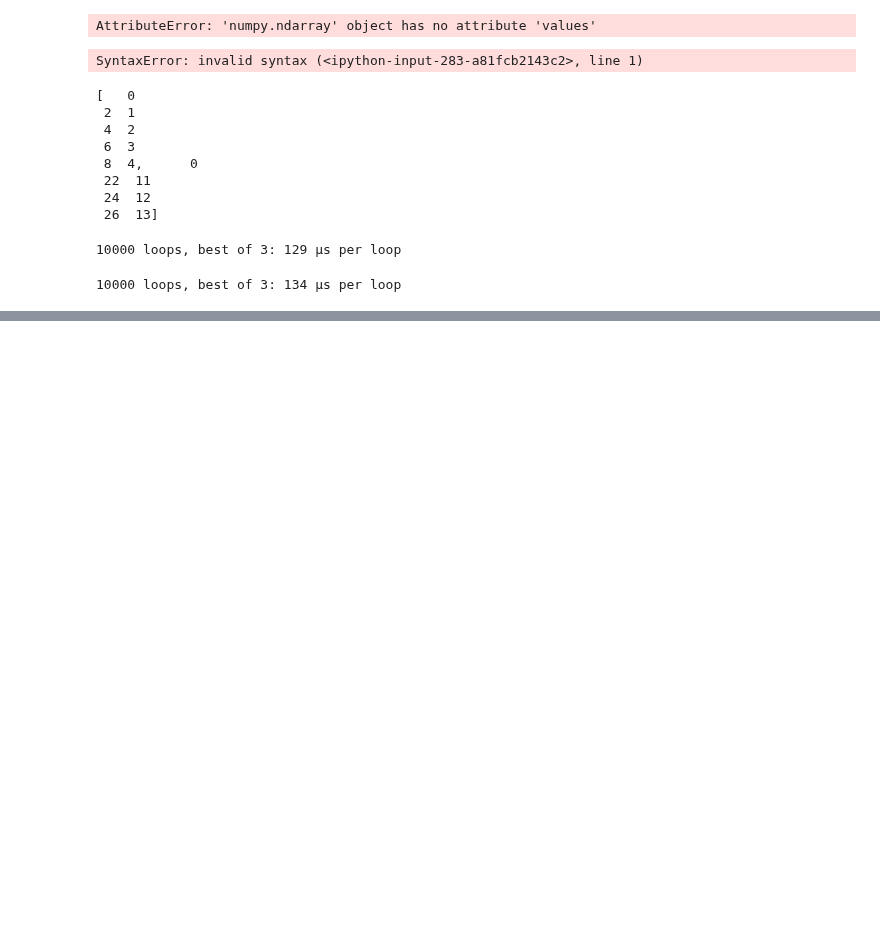
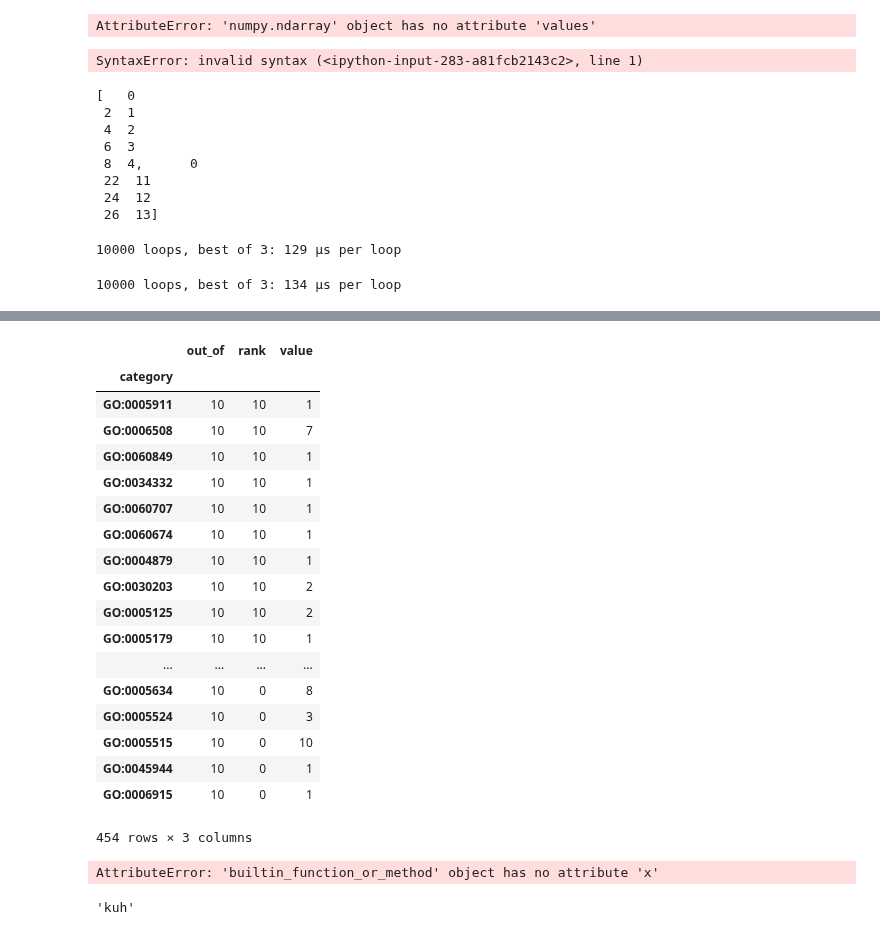
Before and after one commit to peterdfields/hs_vervet, a Jupyter notebook: notebooks/dev_test_enrichment.ipynb, the cells around one changed output, grey strips where cells are left out. Saved outputs shown, nothing was run; the diff lists cells and outputs as text; code cells hidden in the pictures; blank space fills up the shorter version.

Commit message:
test_enrichment_dev is functional

```diff
--- a/notebooks/dev_test_enrichment.ipynb
+++ b/notebooks/dev_test_enrichment.ipynb
@@ -981,2 +919,0 @@ True
-# %%
-gene_df.sort('start',inplace=True)
@@ -1075,2 +947,0 @@ tot_sweed_df.sortlevel([0,1],inplace=True)
-# %%
-rod_s = tot_sweed_df['Likelihood'].loc[['CAE1']]
@@ -1319,0 +1095,2 @@ pd.concat([gene_values(*sl) for sl in slices.iteritems()])
+# %%
+gene_df.rename(columns={'name':'feature'},inplace=True)
@@ -1319,0 +1127,2 @@ pd.concat([gene_values(*sl) for sl in slices.iteritems()])
+# %%
+te = ted.TopScoresEnrichment(rod_s, gene_df, gene_to_cat, top_type='count',top=1000)
@@ -1319,0 +1133,22 @@ pd.concat([gene_values(*sl) for sl in slices.iteritems()])
+# %%
+te.rank_table
+# %% [output]
+|  | out_of | rank | value |
+| category |  |  |  |
+| GO:0005911 | 10 | 10 | 1 |
+| GO:0006508 | 10 | 10 | 7 |
+| GO:0060849 | 10 | 10 | 1 |
+| GO:0034332 | 10 | 10 | 1 |
+| GO:0060707 | 10 | 10 | 1 |
+| GO:0060674 | 10 | 10 | 1 |
+| GO:0004879 | 10 | 10 | 1 |
+| GO:0030203 | 10 | 10 | 2 |
+| GO:0005125 | 10 | 10 | 2 |
+| GO:0005179 | 10 | 10 | 1 |
+| ... | ... | ... | ... |
+| GO:0005634 | 10 | 0 | 8 |
+| GO:0005524 | 10 | 0 | 3 |
+| GO:0005515 | 10 | 0 | 10 |
+| GO:0045944 | 10 | 0 | 1 |
+| GO:0006915 | 10 | 0 | 1 |
+454 rows × 3 columns
@@ -1319,0 +1158,4 @@ pd.concat([gene_values(*sl) for sl in slices.iteritems()])
+# %%
+setattr(globals,'x',5)
+# %% [output]
+AttributeError: 'builtin_function_or_method' object has no attribute 'x'
@@ -1319,0 +1164,4 @@ pd.concat([gene_values(*sl) for sl in slices.iteritems()])
+# %%
+d.pop('hallo')
+# %% [output]
+'kuh'
```
Also changed, not shown: parts of 74 cells of this notebook, 4 other files.
